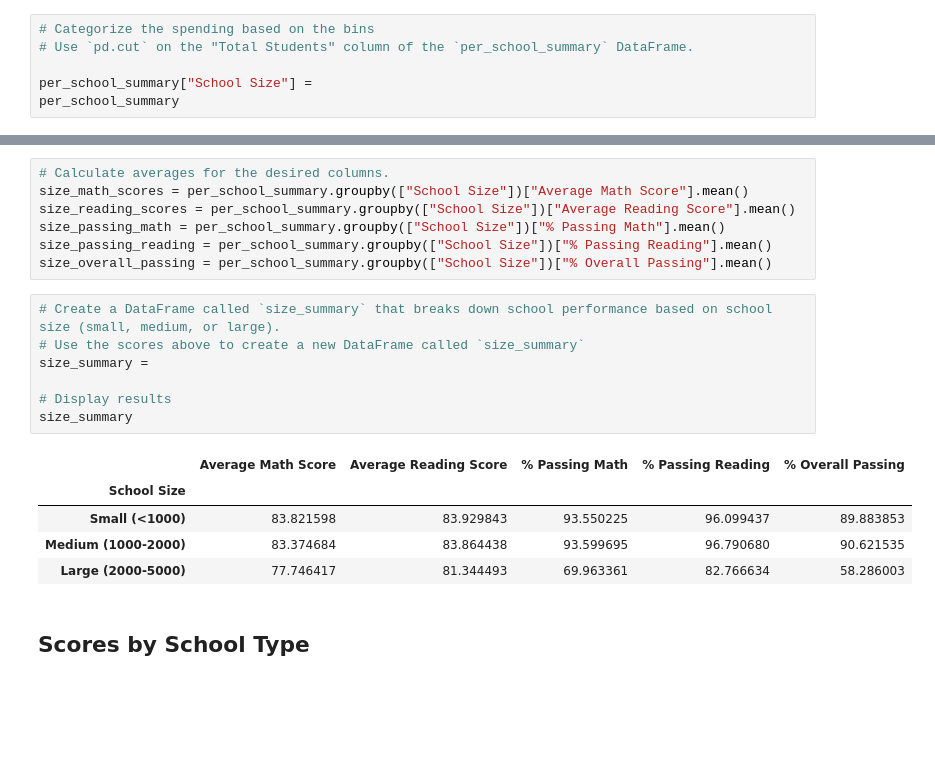
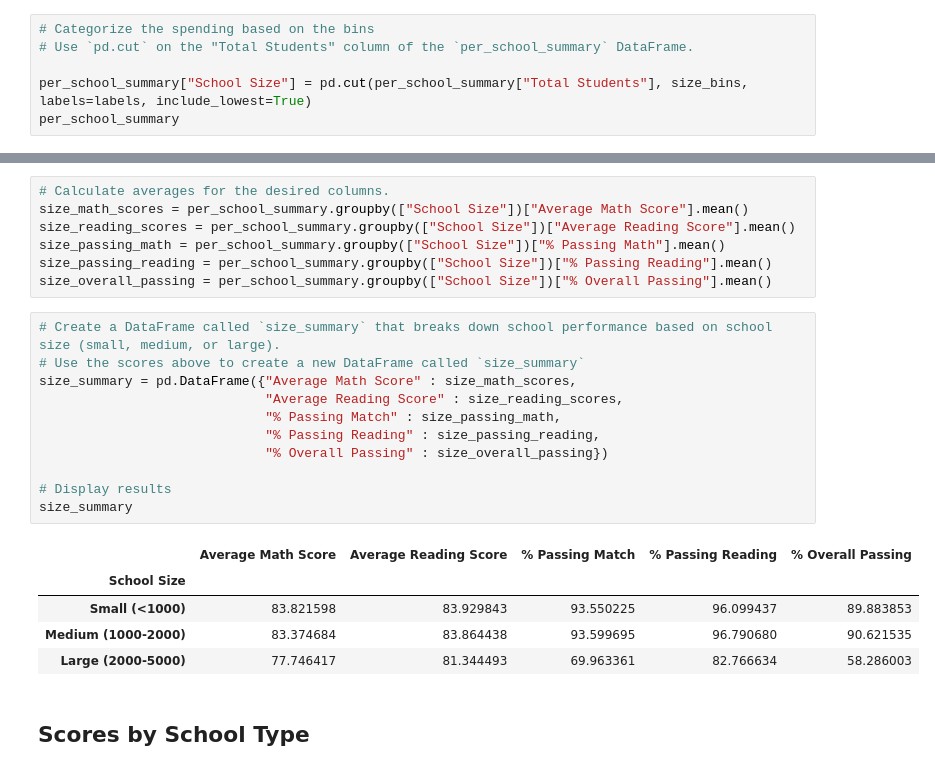
Before and after one commit to ddaniel2024/Module-4-Data-Analysis-with-Python, a Jupyter notebook: PyCitySchools_main.ipynb, the cells around one changed output, grey strips where cells are left out. Saved outputs shown, nothing was run; the diff lists cells and outputs as text; blank space fills up the shorter version.

Commit message:
finished scores by school size

```diff
--- a/PyCitySchools_main.ipynb
+++ b/PyCitySchools_main.ipynb
@@ -622,7 +622,7 @@ labels = ["Small (<1000)", "Medium (1000-2000)", "Large (2000-5000)"]
 # Categorize the spending based on the bins
 # Use `pd.cut` on the "Total Students" column of the `per_school_summary` DataFrame.
 
-per_school_summary["School Size"] =
+per_school_summary["School Size"] = pd.cut(per_school_summary["Total Students"], size_bins, labels=labels, include_lowest=True)
 per_school_summary
 # %% [output]
 |  | School Type | Total Students | Total School Budget | Per Student Budget | Average Math Score | ... |
@@ -651,12 +651,16 @@ size_overall_passing = per_school_summary.groupby(["School Size"])["% Overall Pa
 # %%
 # Create a DataFrame called `size_summary` that breaks down school performance based on school size (small, medium, or large).
 # Use the scores above to create a new DataFrame called `size_summary`
-size_summary =
+size_summary = pd.DataFrame({"Average Math Score" : size_math_scores,
+                             "Average Reading Score" : size_reading_scores,
+                             "% Passing Match" : size_passing_math,
+                             "% Passing Reading" : size_passing_reading,
+                             "% Overall Passing" : size_overall_passing})
 
 # Display results
 size_summary
 # %% [output]
-|  | Average Math Score | Average Reading Score | % Passing Math | % Passing Reading | % Overall Passing |
+|  | Average Math Score | Average Reading Score | % Passing Match | % Passing Reading | % Overall Passing |
 | School Size |  |  |  |  |  |
 | Small (<1000) | 83.821598 | 83.929843 | 93.550225 | 96.099437 | 89.883853 |
 | Medium (1000-2000) | 83.374684 | 83.864438 | 93.599695 | 96.790680 | 90.621535 |
```
